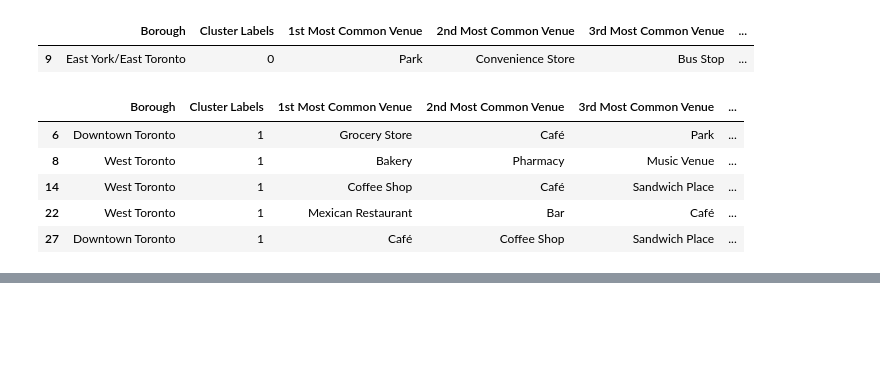
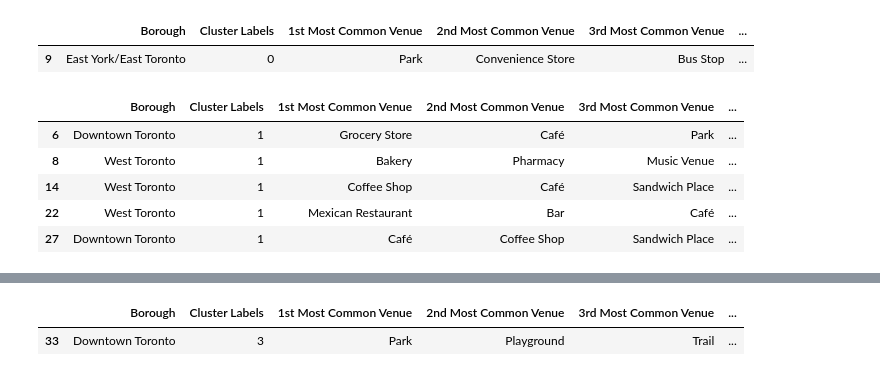
Before and after one commit to Khayyon1/Coursera_Capstone, a Jupyter notebook: Segment & Cluster Neighborhoods in Toronto - FINAL.ipynb, the cells around one changed output, grey strips where cells are left out. Saved outputs shown, nothing was run; the diff lists cells and outputs as text; code cells hidden in the pictures; blank space fills up the shorter version.

```diff
--- a/Segment & Cluster Neighborhoods in Toronto - FINAL.ipynb
+++ b/Segment & Cluster Neighborhoods in Toronto - FINAL.ipynb
@@ -563,0 +567,5 @@ toronto_merged.loc[toronto_merged['Cluster Labels'] == 0, toronto_merged.columns
+# %%
+toronto_merged.loc[toronto_merged['Cluster Labels'] == 3, toronto_merged.columns[[1] + list(range(5, toronto_merged.shape[1]))]]
+# %% [output]
+|  | Borough | Cluster Labels | 1st Most Common Venue | 2nd Most Common Venue | 3rd Most Common Venue | ... |
+| 33 | Downtown Toronto | 3 | Park | Playground | Trail | ... |
```
Also changed, not shown: parts of 2 cells of this notebook.
